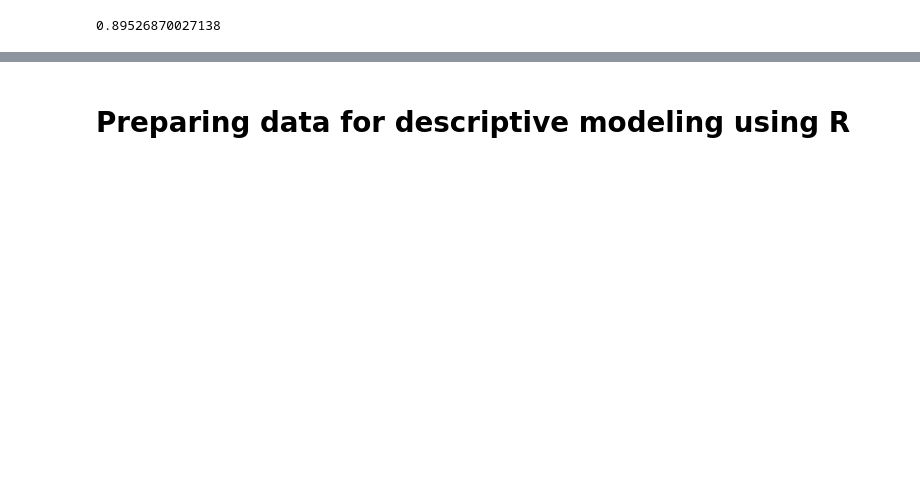
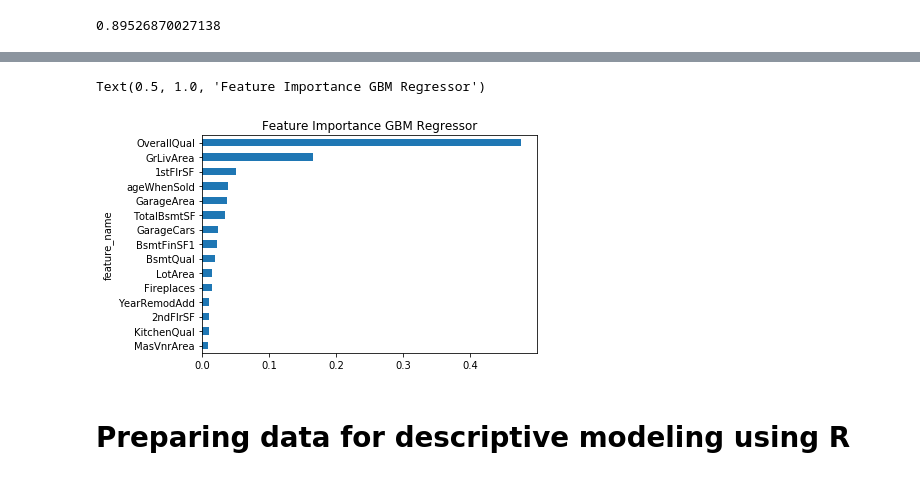
Before and after one commit to randypantinople/machineLearningTeamProject, a Jupyter notebook: randypantinople/Ames ML Project(randy).ipynb, the cells around one changed output, grey strips where cells are left out. Cells and saved outputs as stored; diff of their text form; code cells hidden in the pictures; blank space fills up the shorter version.

```diff
--- a/randypantinople/Ames ML Project(randy).ipynb
+++ b/randypantinople/Ames ML Project(randy).ipynb
@@ -1138,5 +1039,5 @@ gbm_model = pickle.dumps(grid_boost)
 gdm_model2 = pickle.loads(gbm_model)
 # %%
 gbm2= ensemble.GradientBoostingRegressor()
-gbm2.set_params(n_estimators = , learning_rate= )
+gbm2.set_params(n_estimators =300 , learning_rate=0.11111111111 )
 # %% [output]
@@ -1146,2 +1065,4 @@ gbm2.fit(X_train, y_train)
 # %%
-sorted_importance = sorted(zip(boston.feature_names, gbm.feature_importances_), key=lambda t:t[1], reverse=True)
+sorted_importance = sorted(zip(X_train.columns, gbm2.feature_importances_), key=lambda t:t[1], reverse=True)[:15]
+sorted_importance.sort(key= lambda t : t[1])
+sorted_importance
@@ -1148,7 +1087,10 @@ sorted_importance = sorted(zip(boston.feature_names, gbm.feature_importances_),
 # %%
 a, b = zip(*sorted_importance) # this splits the list of tuples into two lists
-pd.DataFrame({'feature_name':a, 'importance_score':b}).plot.bar(x='feature_name',y='importance_score', legend=None)
-plt.title('Feature Importance Plot of 500-Tree GBM')
+pd.DataFrame({'feature_name':a, 'importance_score':b}).plot.barh(x='feature_name',y='importance_score', legend=None)
+plt.title('Feature Importance GBM Regressor')
+# %% [output]
+Text(0.5, 1.0, 'Feature Importance GBM Regressor')
+[figure, added]
 # %% [markdown]
 # Preparing data for descriptive modeling using R
 # %%
```
Also changed, not shown: parts of 37 cells of this notebook, 1 other file.
